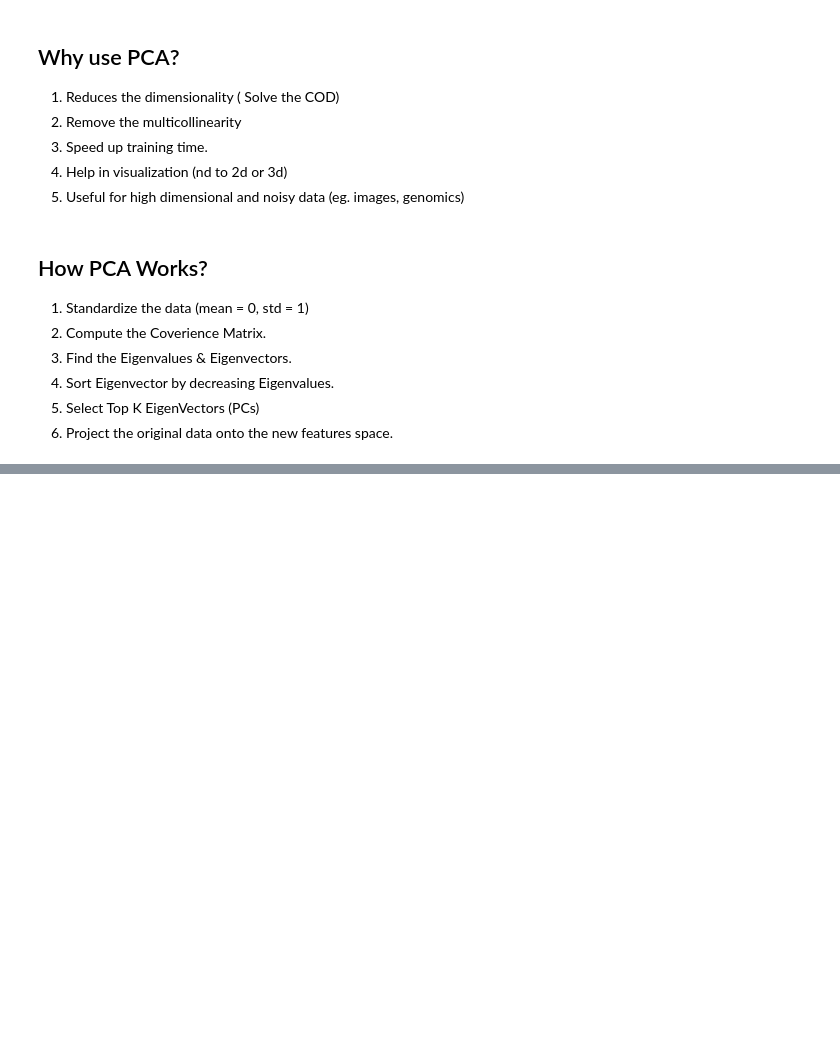
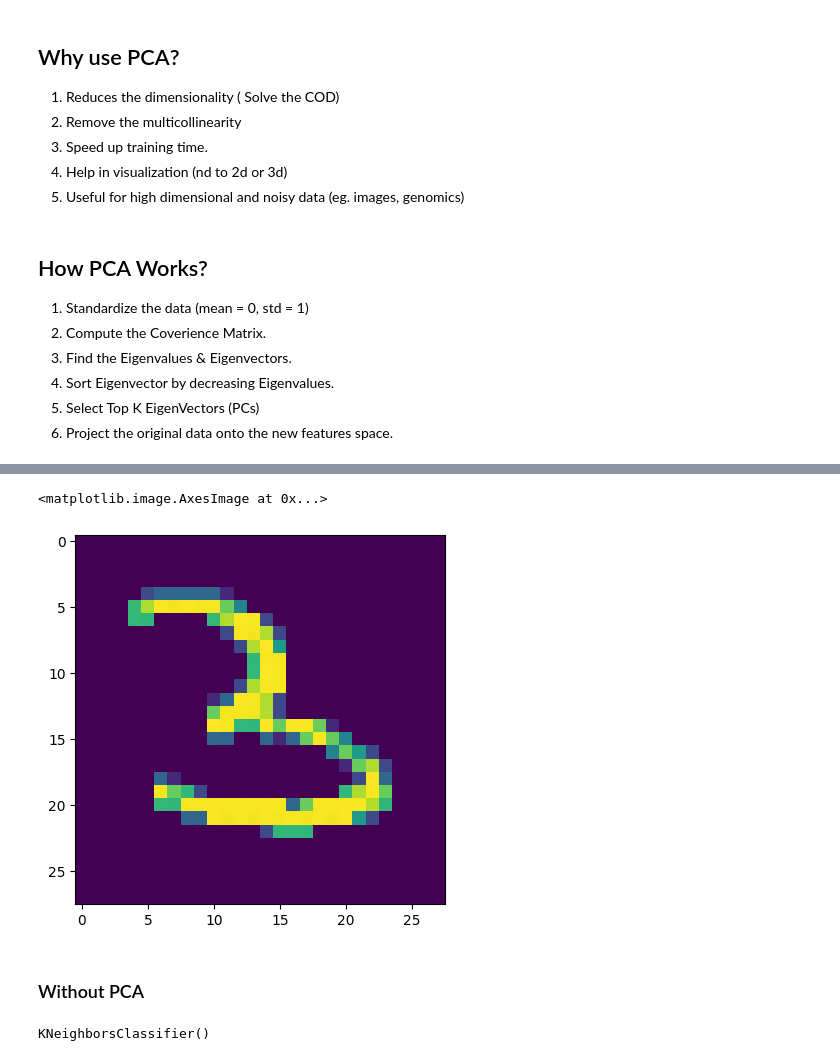
Before and after one commit to Shekhar7017/EDA, a Jupyter notebook: FeatureEngineering.ipynb, the cells around one changed output, grey strips where cells are left out. Drawn from its saved outputs; the diff is of its cells as text; code cells hidden in the pictures; blank space fills up the shorter version.

```diff
--- a/FeatureEngineering.ipynb
+++ b/FeatureEngineering.ipynb
@@ -2345,0 +2359,3 @@ Example:-
+# %%
+df = pd.read_csv('train.csv')
+print("Dataset is loaded successfully!")
@@ -2345,0 +2374,7 @@ Example:-
+# %%
+plt.imshow(df.iloc[17444,1:].values.reshape(28,28))
+# %% [output]
+<matplotlib.image.AxesImage at 0x...>
+[figure, added]
+# %% [markdown]
+### Without PCA
@@ -2345,0 +2386,5 @@ Example:-
+# %%
+kn = KNeighborsClassifier()
+kn.fit(X_train,y_train)
+# %% [output]
+KNeighborsClassifier()
```
Also changed, not shown: parts of 24 cells of this notebook, 1 other file.
